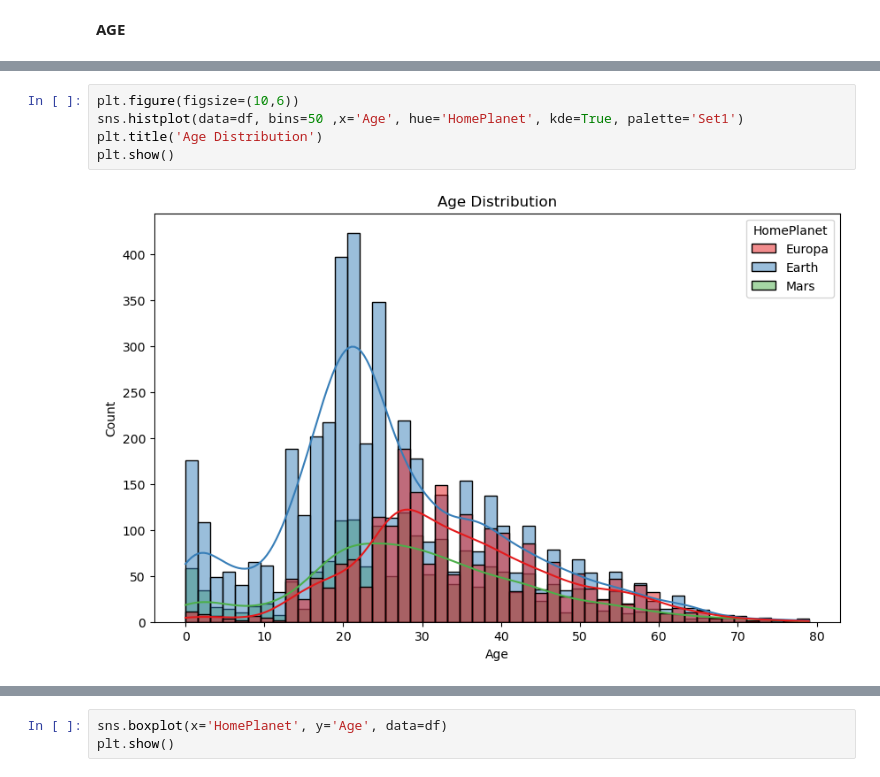
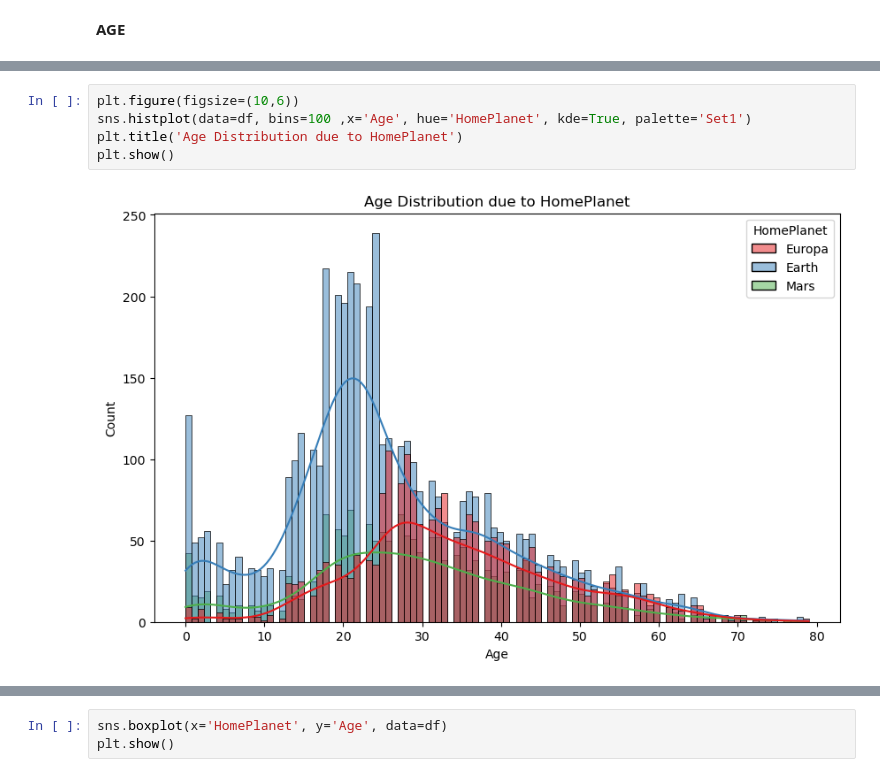
Before and after one commit to YarinArava/SpaceShipTitanic_FinalProject, a Jupyter notebook: Spaceship_Titanic_corrected.ipynb, the cells around one changed output, grey strips where cells are left out. Saved outputs shown, nothing was run; the diff lists cells and outputs as text.

```diff
--- a/Spaceship_Titanic_corrected.ipynb
+++ b/Spaceship_Titanic_corrected.ipynb
@@ -1196,7 +1210,7 @@ Name: count, dtype: int64
 # %%
 plt.figure(figsize=(10,6))
-sns.histplot(data=df, bins=50 ,x='Age', hue='HomePlanet', kde=True, palette='Set1')
-plt.title('Age Distribution')
+sns.histplot(data=df, bins=100 ,x='Age', hue='HomePlanet', kde=True, palette='Set1')
+plt.title('Age Distribution due to HomePlanet')
 plt.show()
 # %% [output]
-[figure, old version]
+[figure, new version]
```
Also changed, not shown: parts of 16 cells of this notebook.
